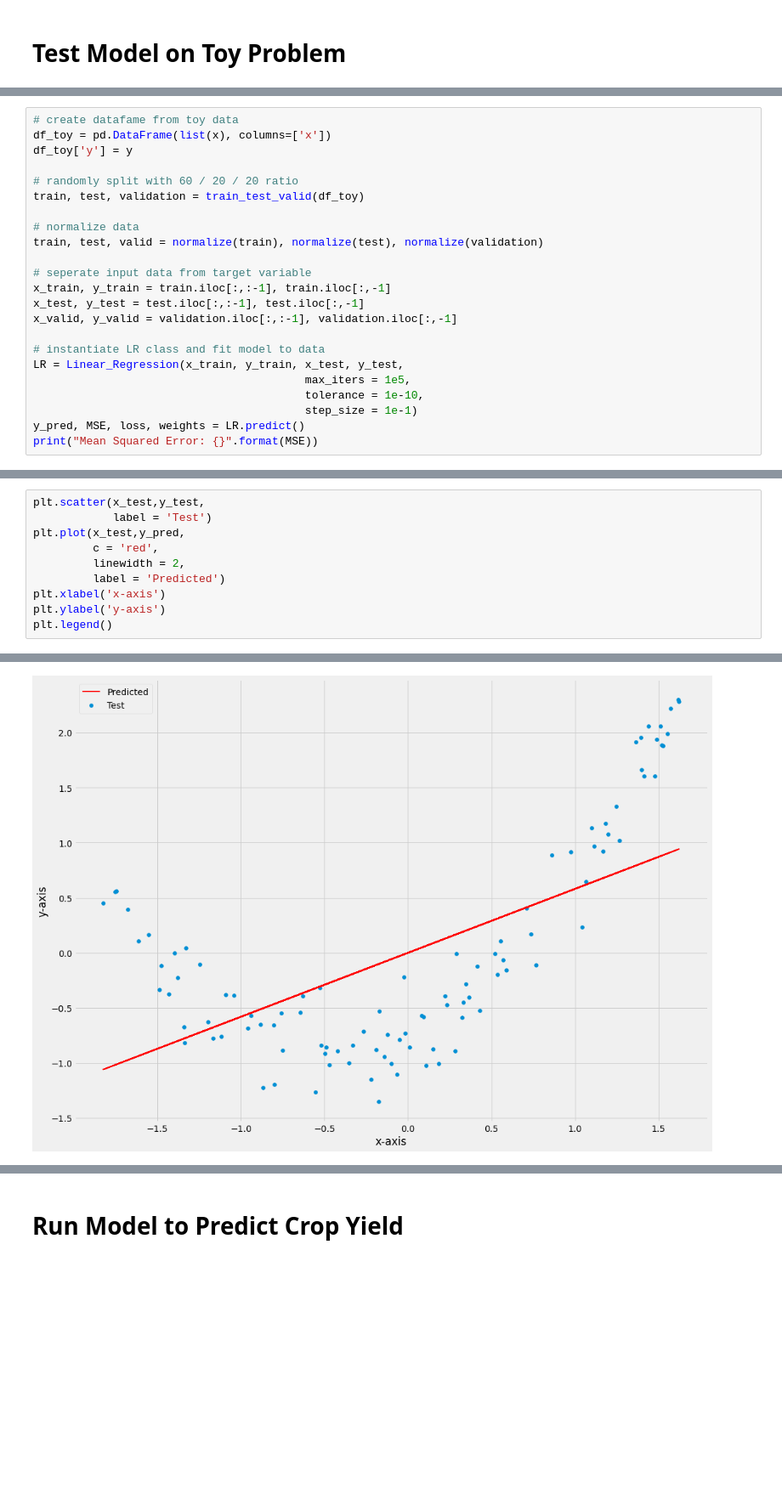
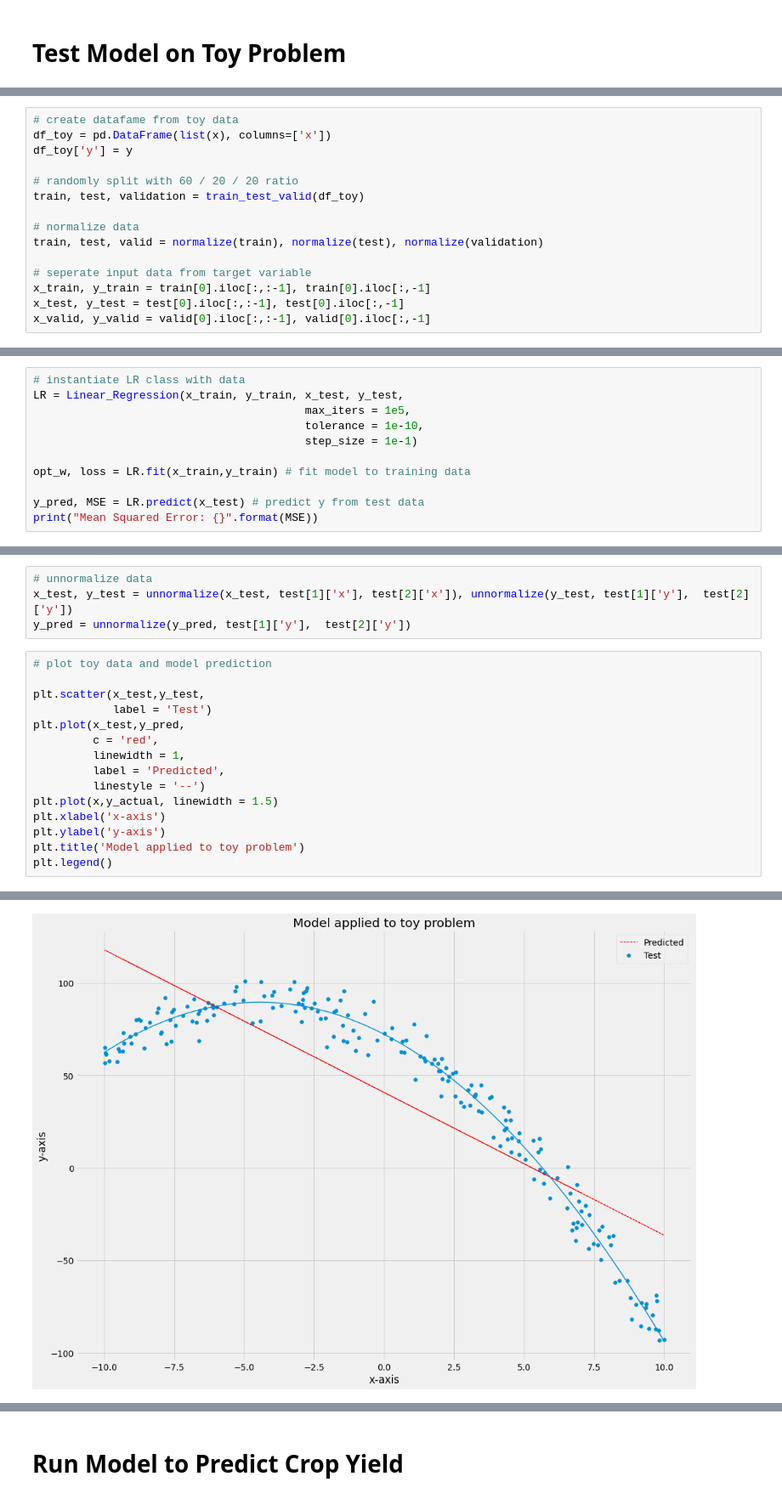
Before and after one commit to itsjacobhere/Predict-Crop-Yield, a Jupyter notebook: Linear Regression.ipynb, the cells around one changed output, grey strips where cells are left out. Shown: that part at 85% size. Saved outputs shown, nothing was run; the diff lists cells and outputs as text; blank space fills up the shorter version.

```diff
--- a/Linear Regression.ipynb
+++ b/Linear Regression.ipynb
@@ -167,14 +180,6 @@ train, test, validation = train_test_valid(df_toy)
 train, test, valid = normalize(train), normalize(test), normalize(validation)
 
 # seperate input data from target variable
-x_train, y_train = train.iloc[:,:-1], train.iloc[:,-1]
-x_test, y_test = test.iloc[:,:-1], test.iloc[:,-1]
-x_valid, y_valid = validation.iloc[:,:-1], validation.iloc[:,-1]
-
-# instantiate LR class and fit model to data
-LR = Linear_Regression(x_train, y_train, x_test, y_test,
-                                         max_iters = 1e5,
-                                         tolerance = 1e-10,
-                                         step_size = 1e-1)
-y_pred, MSE, loss, weights = LR.predict()
-print("Mean Squared Error: {}".format(MSE))
+x_train, y_train = train[0].iloc[:,:-1], train[0].iloc[:,-1]
+x_test, y_test = test[0].iloc[:,:-1], test[0].iloc[:,-1]
+x_valid, y_valid = valid[0].iloc[:,:-1], valid[0].iloc[:,-1]
@@ -183,0 +186,11 @@ Mean Squared Error: 0.2842413003818185
+# %%
+# instantiate LR class with data
+LR = Linear_Regression(x_train, y_train, x_test, y_test,
+                                         max_iters = 1e5,
+                                         tolerance = 1e-10,
+                                         step_size = 1e-1)
+
+opt_w, loss = LR.fit(x_train,y_train) # fit model to training data
+
+y_pred, MSE = LR.predict(x_test) # predict y from test data
+print("Mean Squared Error: {}".format(MSE))
@@ -184,13 +200,22 @@ Mean Squared Error: 0.2842413003818185
+# %%
+# unnormalize data
+x_test, y_test = unnormalize(x_test, test[1]['x'], test[2]['x']), unnormalize(y_test, test[1]['y'],  test[2]['y'])
+y_pred = unnormalize(y_pred, test[1]['y'],  test[2]['y'])
 # %%
+# plot toy data and model prediction
+
 plt.scatter(x_test,y_test,
             label = 'Test')
 plt.plot(x_test,y_pred,
          c = 'red',
-         linewidth = 2,
-         label = 'Predicted')
+         linewidth = 1,
+         label = 'Predicted',
+         linestyle = '--')
+plt.plot(x,y_actual, linewidth = 1.5)
 plt.xlabel('x-axis')
 plt.ylabel('y-axis')
+plt.title('Model applied to toy problem')
 plt.legend()
 # %% [output]
 <matplotlib.legend.Legend at 0x...>
-[figure, old version]
+[figure, new version]
```
Also changed, not shown: parts of 38 cells of this notebook, 4 other files.
